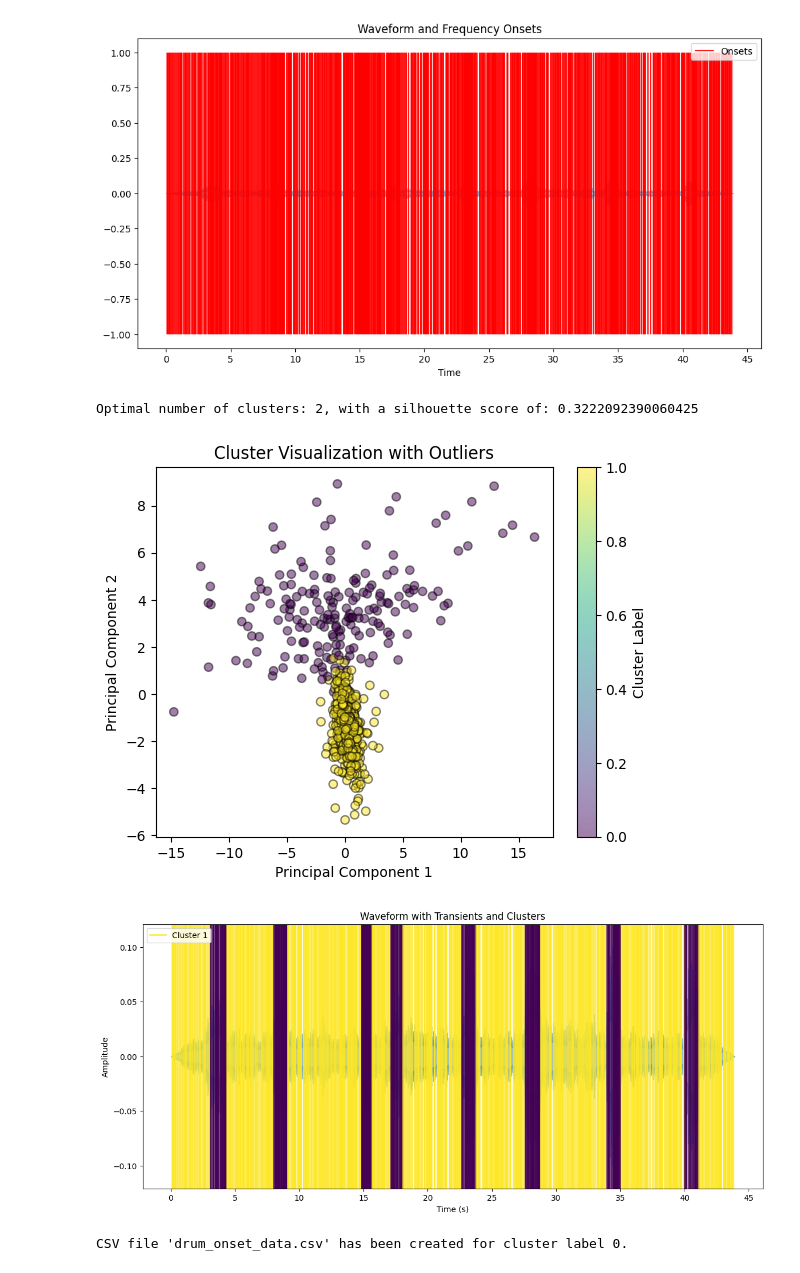
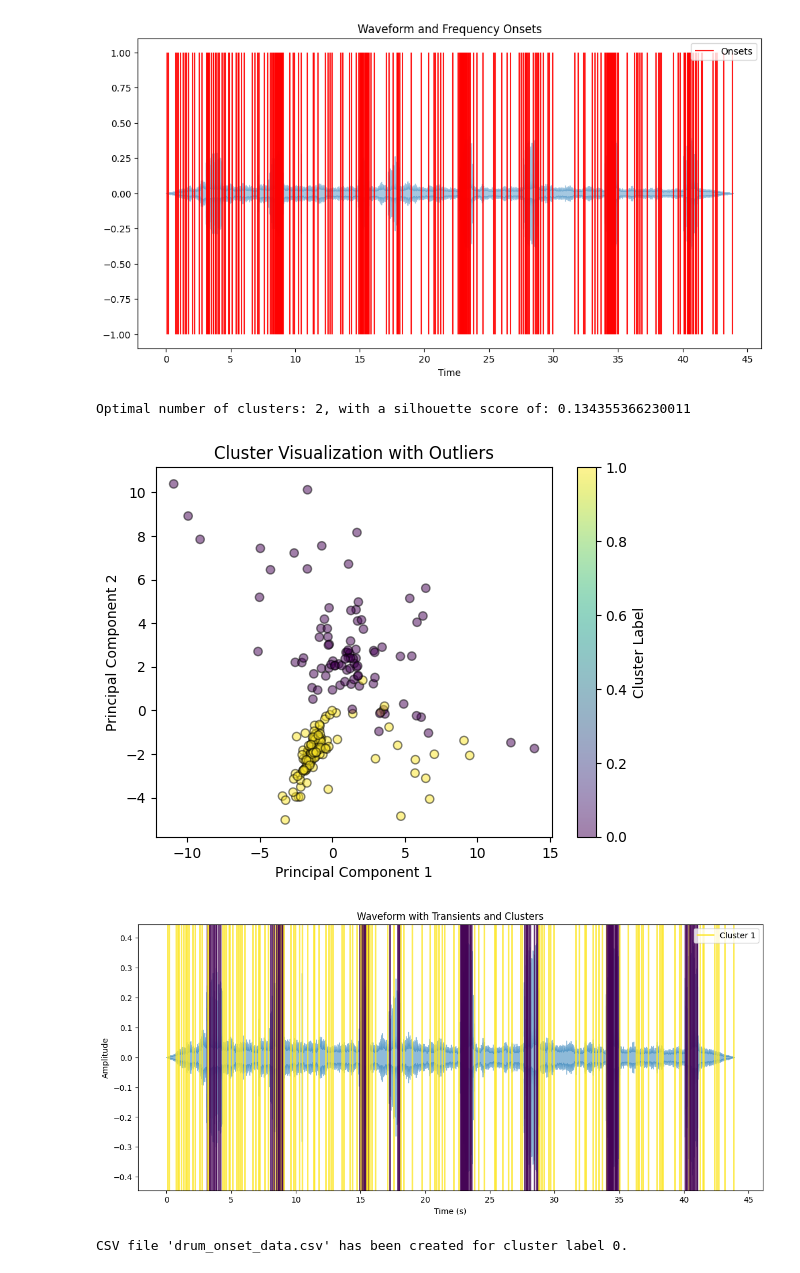
Before and after one commit to matthewmcq/transient-classifier, a Jupyter notebook: melwavelets.ipynb, the cells around one changed output. Drawn from its saved outputs; the diff is of its cells as text; code cells hidden in the pictures.

```diff
--- a/melwavelets.ipynb
+++ b/melwavelets.ipynb
@@ -17,9 +17,9 @@ audio, sr = librosa.load(audio_path)
 
 # sf.write('reduced.wav', audio, sr)
 # Stretch the audio to double its original length
-stretch_factor = 0.5
+stretch_factor = 1
 audio = librosa.effects.time_stretch(audio, rate=stretch_factor)
-
+# sf.write('stretched.wav', audio, sr)
 
 # Detect onsets
 CQT = np.abs(librosa.cqt(audio, sr=sr))
@@ -61,34 +61,34 @@ def extract_mfcc_and_wavelet_features(audio, sr, n_mfcc=13, wavelet='db4', max_l
     # Combine MFCCs and wavelet features
     mfccs_aggregated = np.mean(mfccs, axis=1)  # Mean across time frames
     mfccs_std = np.std(mfccs, axis=1)  # Standard deviation across time frames
     aggregated_features = np.concatenate((mfccs_aggregated, mfccs_std, wavelet_features_flat))
 
     return aggregated_features
 
 
 def aggregate_features(mfccs, wavelet_features):
     # Aggregating MFCC features
     mfccs_aggregated = np.mean(mfccs, axis=1)  # Mean across time frames
     mfccs_std = np.std(mfccs, axis=1)  # Standard deviation across time frames
 
     # Combine aggregated features
     aggregated_features = np.concatenate((
         mfccs_aggregated, mfccs_std,
         wavelet_features))
 
     return aggregated_features
 
 def process_audio_segments(audio, sr, segment_samples):
     features = []
     for onset, offset in segment_samples:
         segment = audio[onset:offset]
         aggregated_features = extract_mfcc_and_wavelet_features(segment, sr, n_mfcc=13, wavelet='db4', max_level=5, wavelet_feature_size=100)
         features.append(aggregated_features)
 
     # Now, features should be an array where each row is a feature vector of consistent length
     return np.vstack(features)
 # %% [output]
-[figure, old version]
+[figure, new version]
 # %%
 from sklearn.cluster import KMeans
 from sklearn.preprocessing import StandardScaler
@@ -160,9 +160,9 @@ plt.xlabel('Time (s)')
 plt.ylabel('Amplitude')
 plt.show()
 # %% [output]
-Optimal number of clusters: 2, with a silhouette score of: 0.3222092390060425
+Optimal number of clusters: 2, with a silhouette score of: 0.134355366230011
-[figure, old version]
+[figure, new version]
-[figure, old version]
+[figure, new version]
 # %%
 import pandas as pd
 
```
Also changed, not shown: 4 other files.
